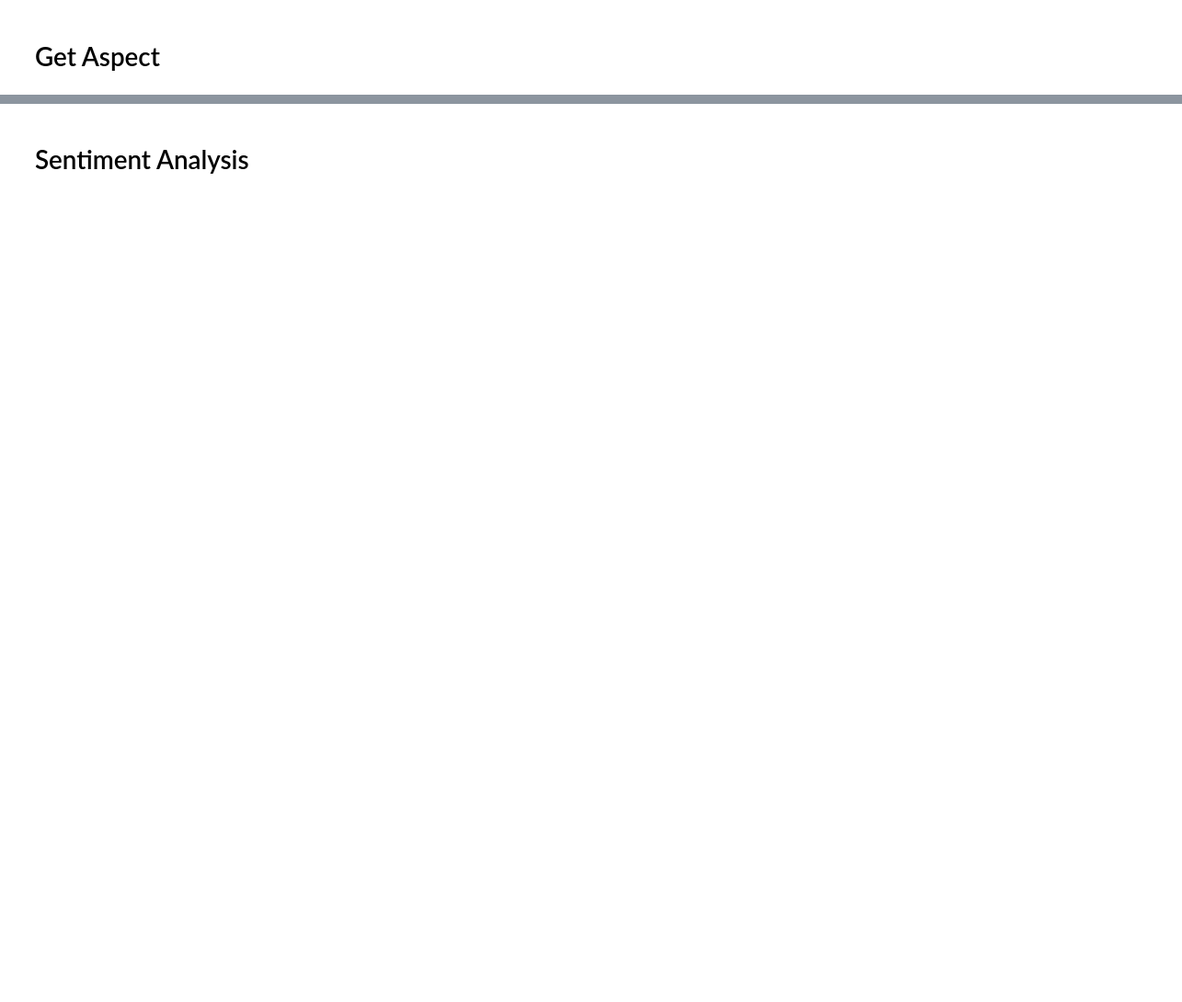
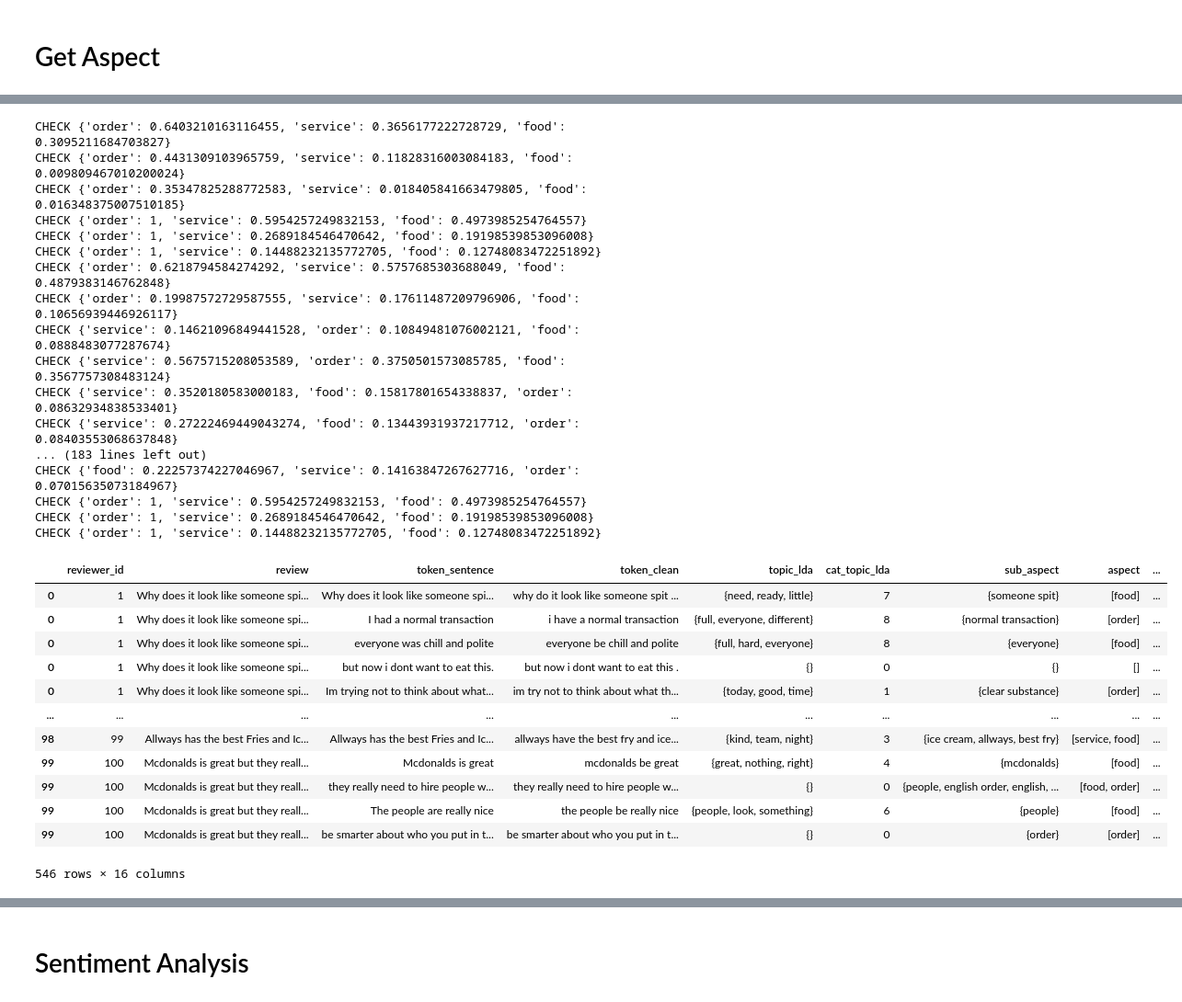
Before and after one commit to bahategar/aspect-based-sentiment-analysis-demo1, a Jupyter notebook: testing_log5a.ipynb, the cells around one changed output, grey strips where cells are left out. Shown at 92% size. Cells and saved outputs as stored; diff of their text form; code cells hidden in the pictures; blank space fills up the shorter version.

```diff
--- a/testing_log5a.ipynb
+++ b/testing_log5a.ipynb
@@ -173,0 +435,30 @@ plt.show()
+# %%
+def ensemble_nearest_word(base, word, models, get_all=False):
+    result = {}
+    for model in models:
+        items = util.get_nearest_word(word, base, model, get_all=True)
+        print("CHECK", items)
+        if not items:
+            return None
+        key, value = list(items.items())[0]
+        if key in result.keys():
+            curr_count, curr_value = result[key]
+            if curr_value < value:
+                new_value = (curr_count + 1, value)
+            else:
+                new_value = (curr_count + 1, curr_value)
+
+            result[key] = new_value
+        else:
+            result[key] = (1, value)
+
+    result = sorted(result.items(),
+                    key=lambda item: (-item[1][0],
+                                      -item[1][1]))
+    result = dict(result)
+    if get_all:
+        return result
+
+    max_key, max_value = list(result.items())[0]
+
+    return max_key
@@ -174,18 +501,22 @@ plt.show()
 # %%
+# aspects = ['food', 'service', 'order' ,'place']
 aspects = ['food', 'service', 'order' ,]
+# aspects = ['service', 'order', 'place']
 
 def fun1(x):
     temp = set()
     for e in x:
-        aspect = util.get_nearest_word(e, aspects, model)
+#         aspect = util.get_nearest_word(e, aspects, model)
+        aspect = ensemble_nearest_word(aspects, e, all_models)
         if aspect:
             temp.add(aspect)
     temp = list(temp)
     return temp
 
 def fun2(x):
-    result = util.get_nearest_word(" ".join(x), aspects, model)
+#     result = util.get_nearest_word(" ".join(x), aspects, model)
 #     print(util.get_nearest_word(" ".join(x), aspects, model, 0.45, get_all=True))
+    result = get_aspect_topic(aspects, x, model)
     if not result:
         return []
     return [result]
@@ -194,7 +525,8 @@ tqdm.pandas()
 # df_st['sub_aspect'].apply(fun)
 # df_st['aspect'] = df_st['sub_aspect'].progress_apply(lambda x: list({util.get_aspect(e, aspects=aspects, model=model)
 #                                                                      for e in x}))
-# df_st['aspect'] = df_st['sub_aspect'].progress_apply(fun1)
+df_st['aspect'] = df_st['sub_aspect'].progress_apply(fun1)
 # df_st['aspect'] = df_st['topic_lda'].progress_apply(fun2)
-df_st['aspect'] = [list(set(fun1(i) + fun2(j))) for i,j in zip(df_st.sub_aspect, df_st.topic_lda)]
+# df_st['aspect'] = [list(set(fun1(i) + fun2(j))) for i,j in zip(df_st.sub_aspect, df_st.topic_lda)]
 df_st
+# %% [output]
@@ -200,0 +720,30 @@ df_st
+CHECK {'order': 0.6403210163116455, 'service': 0.3656177222728729, 'food': 0.3095211684703827}
+CHECK {'order': 0.4431309103965759, 'service': 0.11828316003084183, 'food': 0.009809467010200024}
+CHECK {'order': 0.35347825288772583, 'service': 0.018405841663479805, 'food': 0.016348375007510185}
+CHECK {'order': 1, 'service': 0.5954257249832153, 'food': 0.4973985254764557}
+CHECK {'order': 1, 'service': 0.2689184546470642, 'food': 0.19198539853096008}
+CHECK {'order': 1, 'service': 0.14488232135772705, 'food': 0.12748083472251892}
+CHECK {'order': 0.6218794584274292, 'service': 0.5757685303688049, 'food': 0.4879383146762848}
+CHECK {'order': 0.19987572729587555, 'service': 0.17611487209796906, 'food': 0.10656939446926117}
+CHECK {'service': 0.14621096849441528, 'order': 0.10849481076002121, 'food': 0.0888483077287674}
+CHECK {'service': 0.5675715208053589, 'order': 0.3750501573085785, 'food': 0.3567757308483124}
+CHECK {'service': 0.3520180583000183, 'food': 0.15817801654338837, 'order': 0.08632934838533401}
+CHECK {'service': 0.27222469449043274, 'food': 0.13443931937217712, 'order': 0.08403553068637848}
+... (183 lines left out)
+CHECK {'food': 0.22257374227046967, 'service': 0.14163847267627716, 'order': 0.07015635073184967}
+CHECK {'order': 1, 'service': 0.5954257249832153, 'food': 0.4973985254764557}
+CHECK {'order': 1, 'service': 0.2689184546470642, 'food': 0.19198539853096008}
+CHECK {'order': 1, 'service': 0.14488232135772705, 'food': 0.12748083472251892}
+|  | reviewer_id | review | token_sentence | token_clean | topic_lda | cat_topic_lda | sub_aspect | aspect | ... |
+| 0 | 1 | Why does it look like someone spi... | Why does it look like someone spi... | why do it look like someone spit ... | {need, ready, little} | 7 | {someone spit} | [food] | ... |
+| 0 | 1 | Why does it look like someone spi... | I had a normal transaction | i have a normal transaction | {full, everyone, different} | 8 | {normal transaction} | [order] | ... |
+| 0 | 1 | Why does it look like someone spi... | everyone was chill and polite | everyone be chill and polite | {full, hard, everyone} | 8 | {everyone} | [food] | ... |
+| 0 | 1 | Why does it look like someone spi... | but now i dont want to eat this. | but now i dont want to eat this . | {} | 0 | {} | [] | ... |
+| 0 | 1 | Why does it look like someone spi... | Im trying not to think about what... | im try not to think about what th... | {today, good, time} | 1 | {clear substance} | [order] | ... |
+| ... | ... | ... | ... | ... | ... | ... | ... | ... | ... |
+| 98 | 99 | Allways has the best Fries and Ic... | Allways has the best Fries and Ic... | allways have the best fry and ice... | {kind, team, night} | 3 | {ice cream, allways, best fry} | [service, food] | ... |
+| 99 | 100 | Mcdonalds is great but they reall... | Mcdonalds is great | mcdonalds be great | {great, nothing, right} | 4 | {mcdonalds} | [food] | ... |
+| 99 | 100 | Mcdonalds is great but they reall... | they really need to hire people w... | they really need to hire people w... | {} | 0 | {people, english order, english, ... | [food, order] | ... |
+| 99 | 100 | Mcdonalds is great but they reall... | The people are really nice | the people be really nice | {people, look, something} | 6 | {people} | [food] | ... |
+| 99 | 100 | Mcdonalds is great but they reall... | be smarter about who you put in t... | be smarter about who you put in t... | {} | 0 | {order} | [order] | ... |
+546 rows × 16 columns
```
Also changed, not shown: parts of 53 cells of this notebook.
